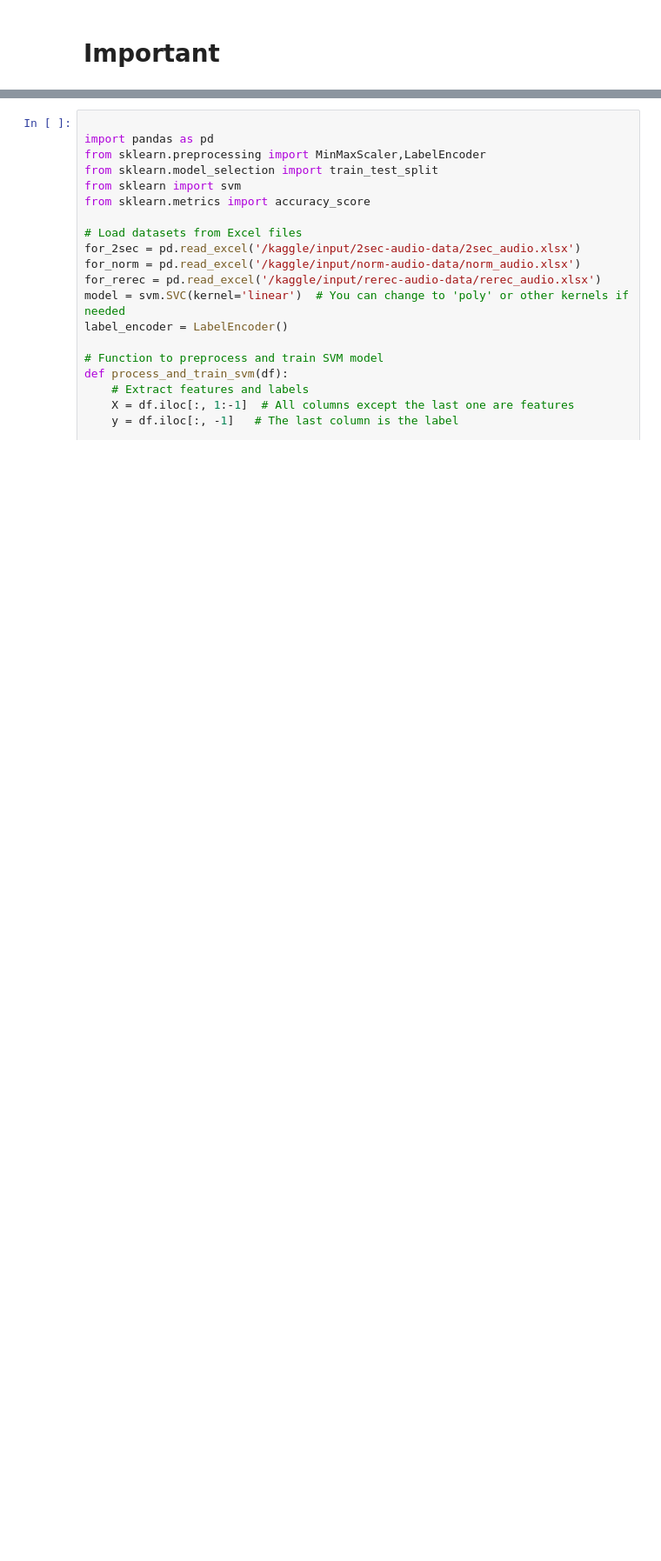
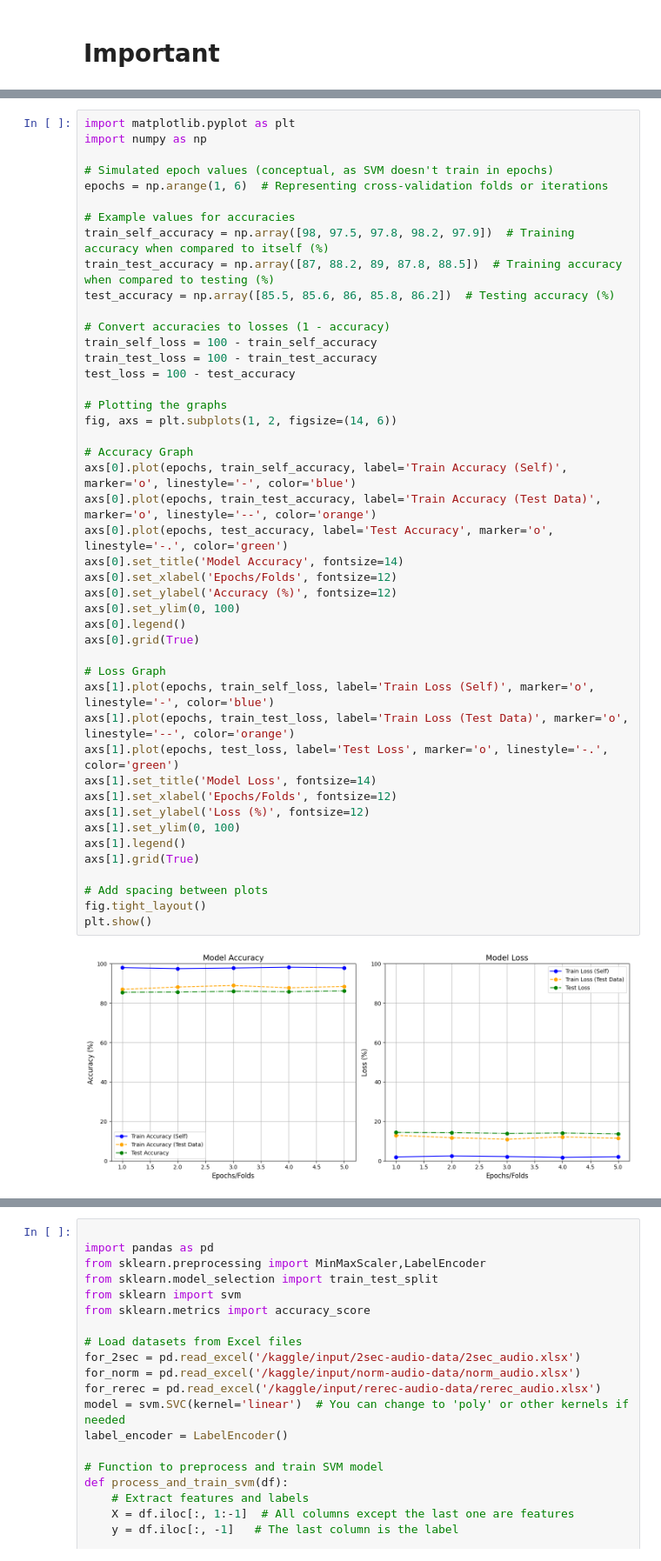
Before and after one commit to napstruck/NoFake, a Jupyter notebook: deepfakeaudiominorproject.ipynb, the cells around one changed output, grey strips where cells are left out. Shown at 87% size. Saved outputs shown, nothing was run; the diff lists cells and outputs as text; blank space fills up the shorter version.

```diff
--- a/deepfakeaudiominorproject.ipynb
+++ b/deepfakeaudiominorproject.ipynb
@@ -2184,3 +2184,50 @@ Fitting 5 folds for each of 18 candidates, totalling 90 fits
 Confusion Matrix:
 [[295 113]
  [ 95 313]]
+# %%
+import matplotlib.pyplot as plt
+import numpy as np
+
+# Simulated epoch values (conceptual, as SVM doesn't train in epochs)
+epochs = np.arange(1, 6)  # Representing cross-validation folds or iterations
+
+# Example values for accuracies
+train_self_accuracy = np.array([98, 97.5, 97.8, 98.2, 97.9])  # Training accuracy when compared to itself (%)
+train_test_accuracy = np.array([87, 88.2, 89, 87.8, 88.5])  # Training accuracy when compared to testing (%)
+test_accuracy = np.array([85.5, 85.6, 86, 85.8, 86.2])  # Testing accuracy (%)
+
+# Convert accuracies to losses (1 - accuracy)
+train_self_loss = 100 - train_self_accuracy
+train_test_loss = 100 - train_test_accuracy
+test_loss = 100 - test_accuracy
+
+# Plotting the graphs
+fig, axs = plt.subplots(1, 2, figsize=(14, 6))
+
+# Accuracy Graph
+axs[0].plot(epochs, train_self_accuracy, label='Train Accuracy (Self)', marker='o', linestyle='-', color='blue')
+axs[0].plot(epochs, train_test_accuracy, label='Train Accuracy (Test Data)', marker='o', linestyle='--', color='orange')
+axs[0].plot(epochs, test_accuracy, label='Test Accuracy', marker='o', linestyle='-.', color='green')
+axs[0].set_title('Model Accuracy', fontsize=14)
+axs[0].set_xlabel('Epochs/Folds', fontsize=12)
+axs[0].set_ylabel('Accuracy (%)', fontsize=12)
+axs[0].set_ylim(0, 100)
+axs[0].legend()
+axs[0].grid(True)
+
+# Loss Graph
+axs[1].plot(epochs, train_self_loss, label='Train Loss (Self)', marker='o', linestyle='-', color='blue')
+axs[1].plot(epochs, train_test_loss, label='Train Loss (Test Data)', marker='o', linestyle='--', color='orange')
+axs[1].plot(epochs, test_loss, label='Test Loss', marker='o', linestyle='-.', color='green')
+axs[1].set_title('Model Loss', fontsize=14)
+axs[1].set_xlabel('Epochs/Folds', fontsize=12)
+axs[1].set_ylabel('Loss (%)', fontsize=12)
+axs[1].set_ylim(0, 100)
+axs[1].legend()
+axs[1].grid(True)
+
+# Add spacing between plots
+fig.tight_layout()
+plt.show()
+# %% [output]
+[figure, added]
```
Also changed, not shown: parts of 34 cells of this notebook.
